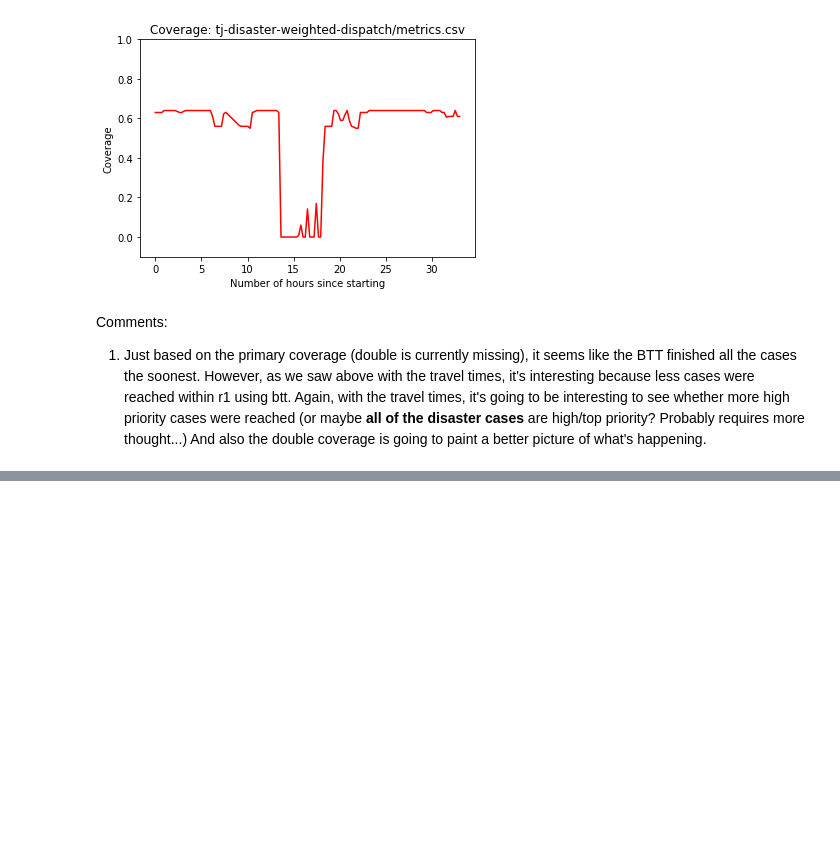
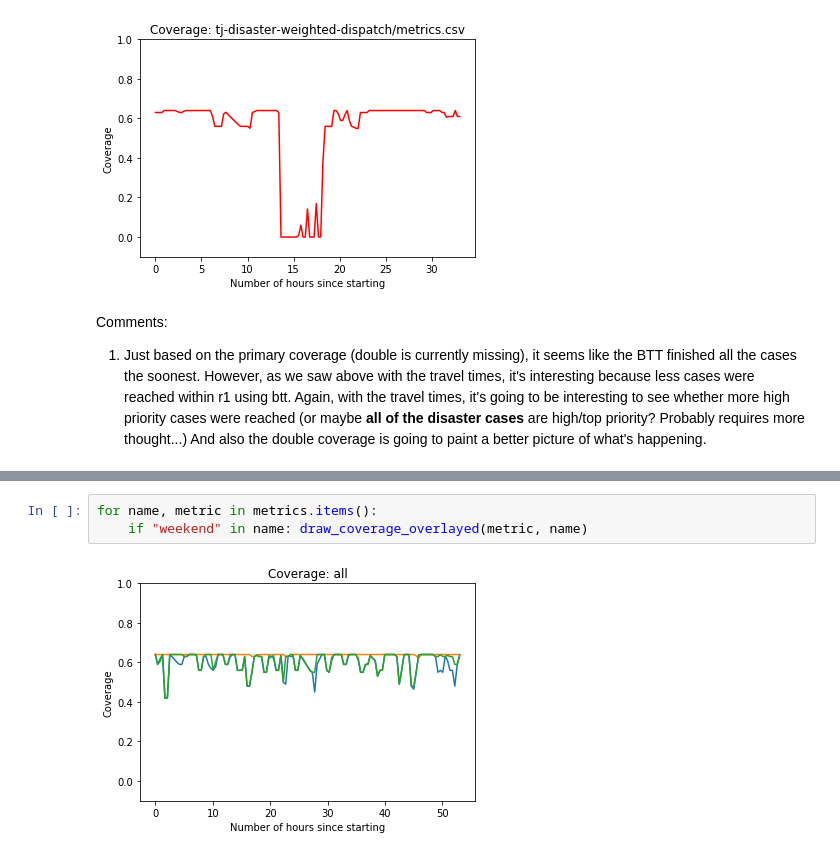
Before and after one commit to EMSTrack/Algorithms, a Jupyter notebook: rct-simulation-v3-all-scenarios-and-policies.ipynb, the cells around one changed output, grey strips where cells are left out. Drawn from its saved outputs; the diff is of its cells as text; blank space fills up the shorter version.

```diff
--- a/rct-simulation-v3-all-scenarios-and-policies.ipynb
+++ b/rct-simulation-v3-all-scenarios-and-policies.ipynb
@@ -394,0 +429,5 @@ Comments:
+# %%
+for name, metric in metrics.items():
+    if "weekend" in name: draw_coverage_overlayed(metric, name)
+# %% [output]
+[figure, added]
```
Also changed, not shown: parts of 3 cells of this notebook.
